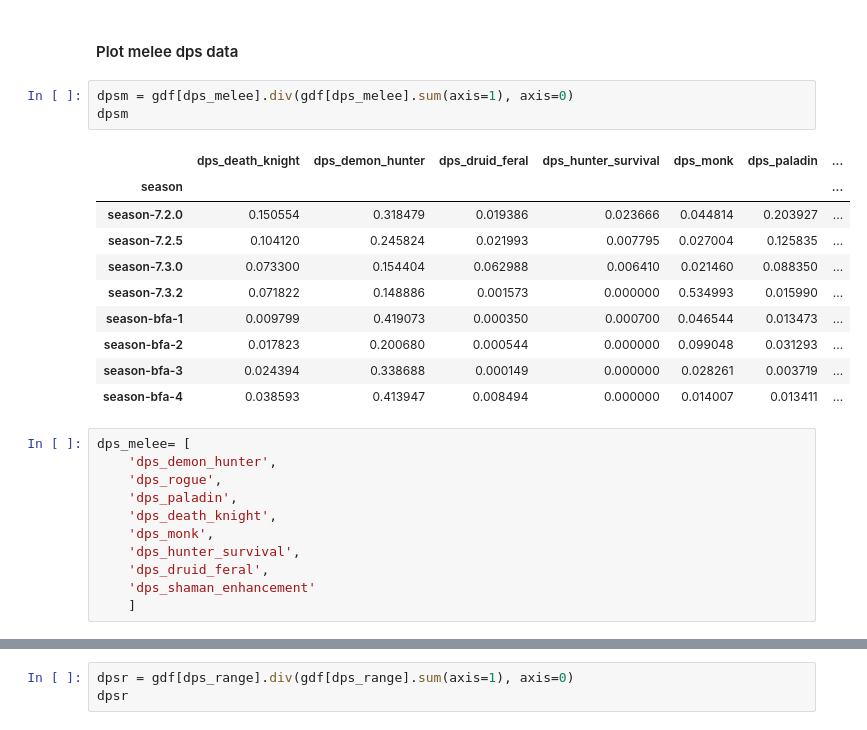
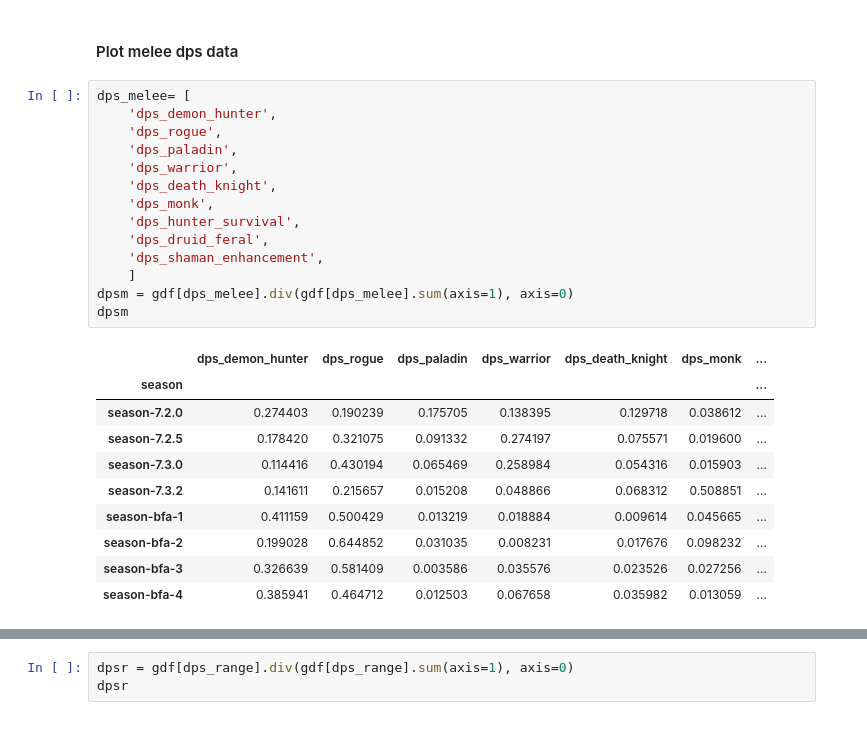
Before and after one commit to ily123/blizzard_stats, a Jupyter notebook: mplus_class_meta_legion_to_bfa.ipynb, the cells around one changed output, grey strips where cells are left out. Cells and saved outputs as stored; diff of their text form.

```diff
--- a/mplus_class_meta_legion_to_bfa.ipynb
+++ b/mplus_class_meta_legion_to_bfa.ipynb
@@ -314,30 +314,30 @@ plt.savefig('visualization/tanks_new.jpg', dpi=300)
 # %% [markdown]
 #### Plot melee dps data
 # %%
+dps_melee= [
+    'dps_demon_hunter',
+    'dps_rogue',
+    'dps_paladin',
+    'dps_warrior',
+    'dps_death_knight',
+    'dps_monk',
+    'dps_hunter_survival',
+    'dps_druid_feral',
+    'dps_shaman_enhancement',
+    ]
 dpsm = gdf[dps_melee].div(gdf[dps_melee].sum(axis=1), axis=0)
 dpsm
 # %% [output]
-|  | dps_death_knight | dps_demon_hunter | dps_druid_feral | dps_hunter_survival | dps_monk | dps_paladin | ... |
+|  | dps_demon_hunter | dps_rogue | dps_paladin | dps_warrior | dps_death_knight | dps_monk | ... |
 | season |  |  |  |  |  |  | ... |
-| season-7.2.0 | 0.150554 | 0.318479 | 0.019386 | 0.023666 | 0.044814 | 0.203927 | ... |
-| season-7.2.5 | 0.104120 | 0.245824 | 0.021993 | 0.007795 | 0.027004 | 0.125835 | ... |
-| season-7.3.0 | 0.073300 | 0.154404 | 0.062988 | 0.006410 | 0.021460 | 0.088350 | ... |
-| season-7.3.2 | 0.071822 | 0.148886 | 0.001573 | 0.000000 | 0.534993 | 0.015990 | ... |
-| season-bfa-1 | 0.009799 | 0.419073 | 0.000350 | 0.000700 | 0.046544 | 0.013473 | ... |
-| season-bfa-2 | 0.017823 | 0.200680 | 0.000544 | 0.000000 | 0.099048 | 0.031293 | ... |
-| season-bfa-3 | 0.024394 | 0.338688 | 0.000149 | 0.000000 | 0.028261 | 0.003719 | ... |
-| season-bfa-4 | 0.038593 | 0.413947 | 0.008494 | 0.000000 | 0.014007 | 0.013411 | ... |
+| season-7.2.0 | 0.274403 | 0.190239 | 0.175705 | 0.138395 | 0.129718 | 0.038612 | ... |
+| season-7.2.5 | 0.178420 | 0.321075 | 0.091332 | 0.274197 | 0.075571 | 0.019600 | ... |
+| season-7.3.0 | 0.114416 | 0.430194 | 0.065469 | 0.258984 | 0.054316 | 0.015903 | ... |
+| season-7.3.2 | 0.141611 | 0.215657 | 0.015208 | 0.048866 | 0.068312 | 0.508851 | ... |
+| season-bfa-1 | 0.411159 | 0.500429 | 0.013219 | 0.018884 | 0.009614 | 0.045665 | ... |
+| season-bfa-2 | 0.199028 | 0.644852 | 0.031035 | 0.008231 | 0.017676 | 0.098232 | ... |
+| season-bfa-3 | 0.326639 | 0.581409 | 0.003586 | 0.035576 | 0.023526 | 0.027256 | ... |
+| season-bfa-4 | 0.385941 | 0.464712 | 0.012503 | 0.067658 | 0.035982 | 0.013059 | ... |
-# %%
-dps_melee= [
-    'dps_demon_hunter',
-    'dps_rogue',
-    'dps_paladin',
-    'dps_death_knight',
-    'dps_monk',
-    'dps_hunter_survival',
-    'dps_druid_feral',
-    'dps_shaman_enhancement'
-    ]
 # %%
 fig = plt.gcf()
 fig.set_size_inches(12, 6.5)
```
Also changed, not shown: parts of 1 cell of this notebook, 4 other files.
